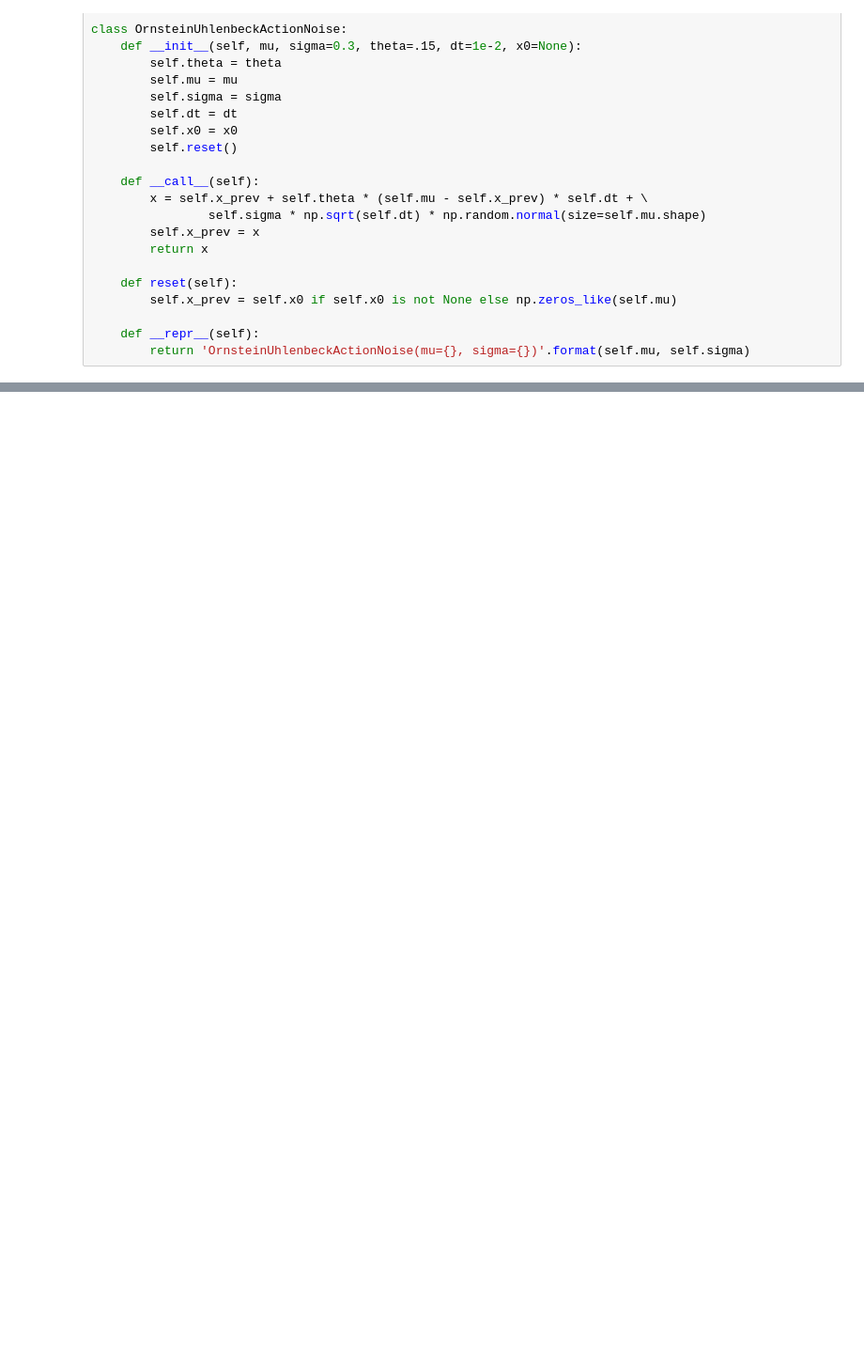
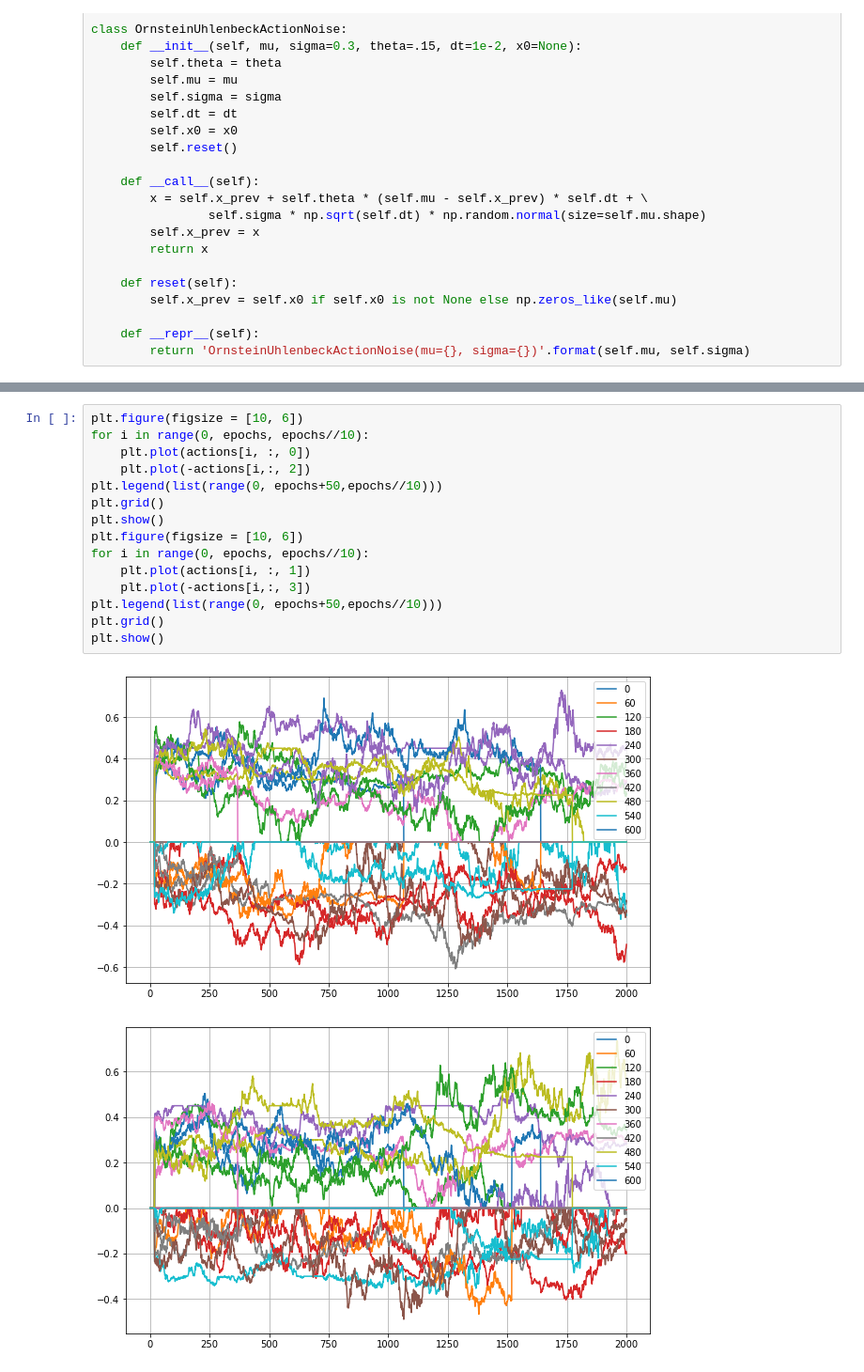
Before and after one commit to geekpradd/Reinforcement-Learning-Stock-Trader, a Jupyter notebook: Stock Final Codes and Results/Multi Stock DDPG/DDPG_single_prev.ipynb, the cells around one changed output, grey strips where cells are left out. Shown at 94% size. Drawn from its saved outputs; the diff is of its cells as text; blank space fills up the shorter version.

```diff
--- a/Stock Final Codes and Results/Multi Stock DDPG/DDPG_single_prev.ipynb
+++ b/Stock Final Codes and Results/Multi Stock DDPG/DDPG_single_prev.ipynb
@@ -717,0 +558,18 @@ plt.show()
+# %%
+plt.figure(figsize = [10, 6])
+for i in range(0, epochs, epochs//10):
+    plt.plot(actions[i, :, 0])
+    plt.plot(-actions[i,:, 2])
+plt.legend(list(range(0, epochs+50,epochs//10)))
+plt.grid()
+plt.show()
+plt.figure(figsize = [10, 6])
+for i in range(0, epochs, epochs//10):
+    plt.plot(actions[i, :, 1])
+    plt.plot(-actions[i,:, 3])
+plt.legend(list(range(0, epochs+50,epochs//10)))
+plt.grid()
+plt.show()
+# %% [output]
+[figure, added]
+[figure, added]
```
Also changed, not shown: parts of 39 cells of this notebook, 3 other files.
